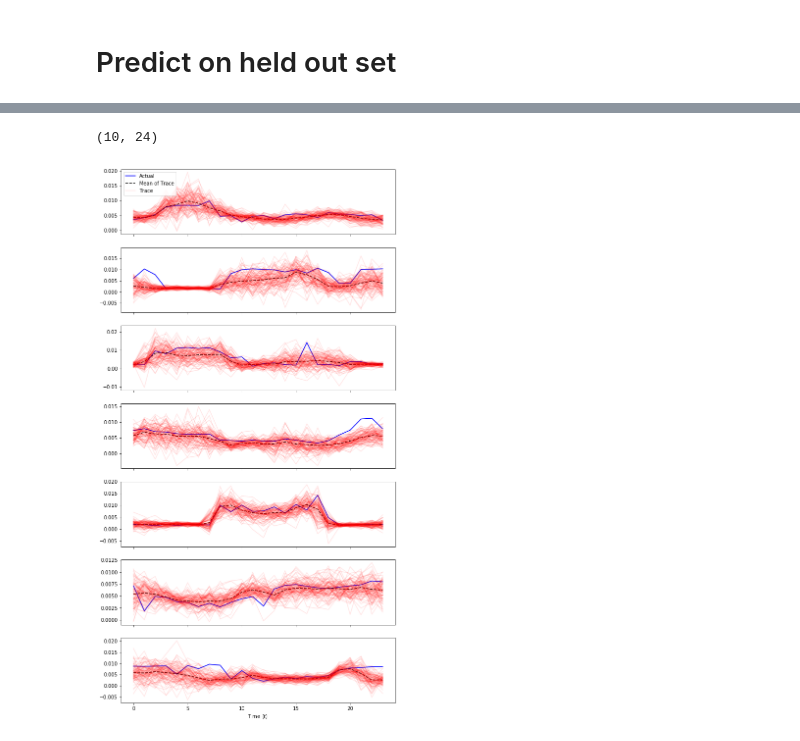
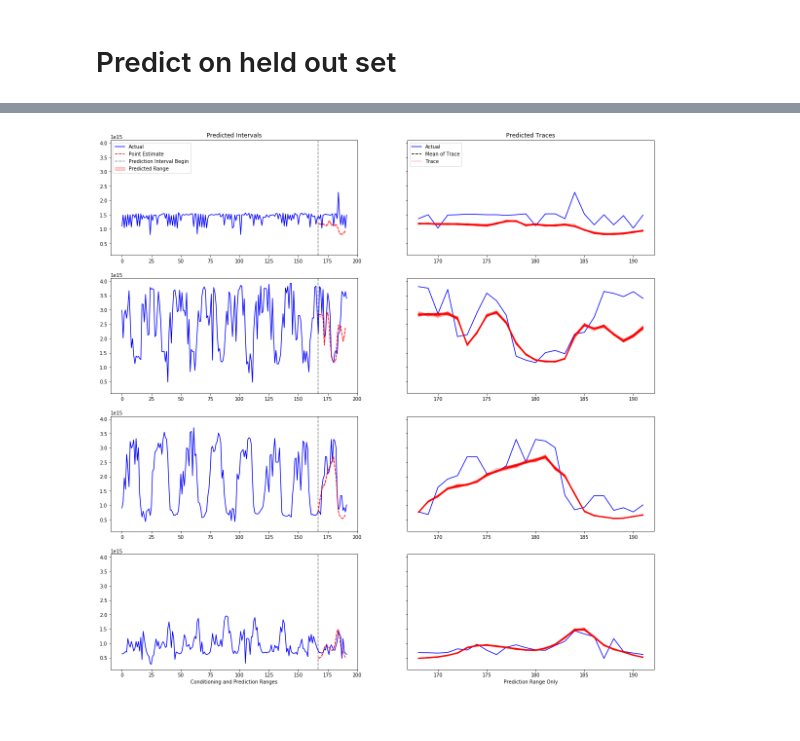
Before and after one commit to dantegates/deep-ar, a Jupyter notebook: deep-ar.ipynb, the cells around one changed output, grey strips where cells are left out. Saved outputs shown, nothing was run; the diff lists cells and outputs as text; code cells hidden in the pictures.

```diff
--- a/deep-ar.ipynb
+++ b/deep-ar.ipynb
@@ -421,7 +395,7 @@ from tqdm import tqdm_notebook as tqdm
 # configs
 n_total_training_examples = 500000
 n_steps_per_epoch = 500
-n_epochs = 15
+n_epochs = 30
 batch_size = 64
 
 # for reproducability (sort of...)
@@ -544,24 +540,23 @@ Wall time: 20 ms
 # %%
 x_test, y_test = make_batch(test_examples)
-x_test['z_condition'] = x_test['z_condition'] / x_test['scale_factor']
-y_test = y_test / x_test['scale_factor']
+x_test['z'] = x_test['z'] / x_test['scale_factor']
 # %%
 import scipy.stats as ss
 
 def predict(model, x):
     x = {k: v for k, v in x.items()}
-    B, T, _ = x['x_prediction'].shape
-    x['z_prediction'] = np.zeros((B, T, 1))
-    for i in range(T):
+    x['z'][:, condition_length:, :] = 0
+    for i in range(condition_length, condition_length + prediction_length):
         p = model.predict(x)
-        z_hat = ss.norm(p[:, i, 0], p[:, i, 1]).rvs()
-        x['z_prediction'][:, i, 0] = z_hat
-    return x['z_prediction']
+        mu, alpha = p[:, i, 0], 1 / p[:, i, 1]
+        z_hat = nbinom(mu, alpha)
+        x['z'][:, i, 0] = z_hat / x['scale_factor'].reshape(-1)
+    return x['z'] * x['scale_factor']
 # %%
 # x_test, y_test = next(gen(examples, 10))   # TODO: not true test cases
 # %%
 %%time
 predictions = []
-for _ in range(100):
+for _ in range(30):
     predictions.append(predict(model, x_test))
 # %% [output]
@@ -570,22 +565,37 @@ Wall time: 3min 2s
-# %%
-p_means = np.stack(predictions, axis=3).mean(axis=(2, 3))
-p_means.shape
-# %% [output]
-(10, 24)
 # %%
 import matplotlib.pyplot as plt
 
-fig, axs = plt.subplots(len(x_test), figsize=(10, 20), sharex=True)
+fig, axs = plt.subplots(len(x_test), 2, figsize=(20, 20), sharey=True)
+stacked_preds = np.stack(predictions, axis=3)
+p_means = np.mean(stacked_preds, axis=(2, 3))
+p_mins = np.min(stacked_preds, axis=(2, 3))
+p_maxes = np.max(stacked_preds, axis=(2, 3))
+
+axs[0][0].set_title('Predicted Intervals')
+axs[0][1].set_title('Predicted Traces')
+
+axs[-1][0].set_xlabel('Conditioning and Prediction Ranges')
+axs[-1][1].set_xlabel('Prediction Range Only')
+
+total_length = condition_length + prediction_length
 
 for i, ax in enumerate(axs):
-    ax.plot(np.arange(prediction_length), y_test[i].reshape(-1), color='b', label='Actual')
-    ax.plot(np.arange(prediction_length), p_means[i], color='k', ls='--', label='Mean of Trace')
+    # plot interval
+    ax[0].plot(np.arange(total_length), y_test[i].reshape(-1), color='b', label='Actual')
+    ax[0].plot(condition_length + np.arange(prediction_length) - 1, p_means[i][condition_length:], color='r', ls='--', label='Point Estimate')
+    ax[0].fill_between(condition_length + np.arange(prediction_length) - 1, p_mins[i, condition_length:], p_means[i, condition_length:], alpha=0.2, color='r', label='Predicted Range')
+    ax[0].axvline(condition_length - 1, color='k', ls='--', alpha=0.5, label='Prediction Interval Begin')
+    _ = ax[0].legend(loc='upper left') if i == 0 else None
+
+    # plot trace
+    x_idx_pred = np.arange(prediction_length) + condition_length
+    ax[1].plot(x_idx_pred, y_test[i, condition_length:].reshape(-1), color='b', label='Actual')
+    ax[1].plot(x_idx_pred, p_means[i, condition_length:], color='k', ls='--', label='Mean of Trace')
     for j, p_new in enumerate(predictions):
         kwargs = {'label': 'Trace'} if j == 0 else {}
-        ax.plot(np.arange(prediction_length), p_new[i].reshape(-1), color='r', alpha=0.1, **kwargs)
-    _ = ax.legend(loc='upper left') if i == 0 else None
+        ax[1].plot(x_idx_pred, p_new[i, condition_length:].reshape(-1), color='r', alpha=0.3, **kwargs)
+    _ = ax[1].legend(loc='upper left') if i == 0 else None
 
-ax.set_xlabel('Time ($t$)')
-plt.savefig('results2.png')
+plt.savefig('side-by-side.png')
 # %% [output]
-[figure, old version]
+[figure, new version]
```
Also changed, not shown: parts of 23 cells of this notebook.
